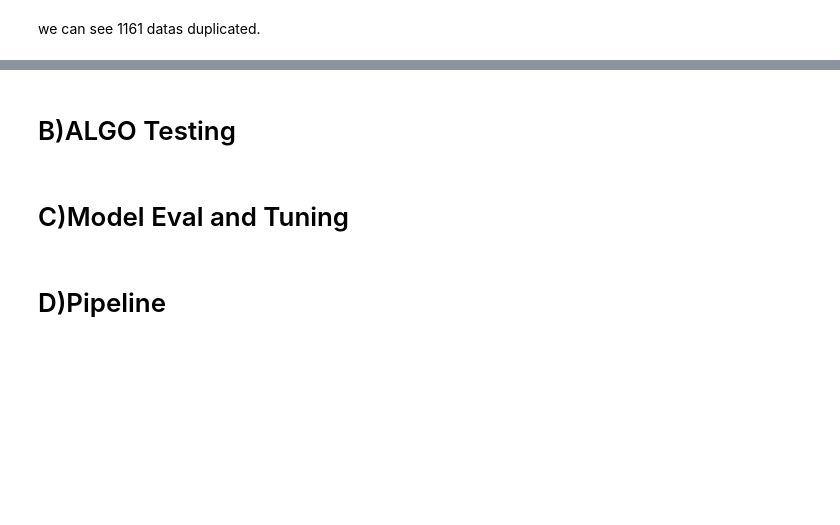
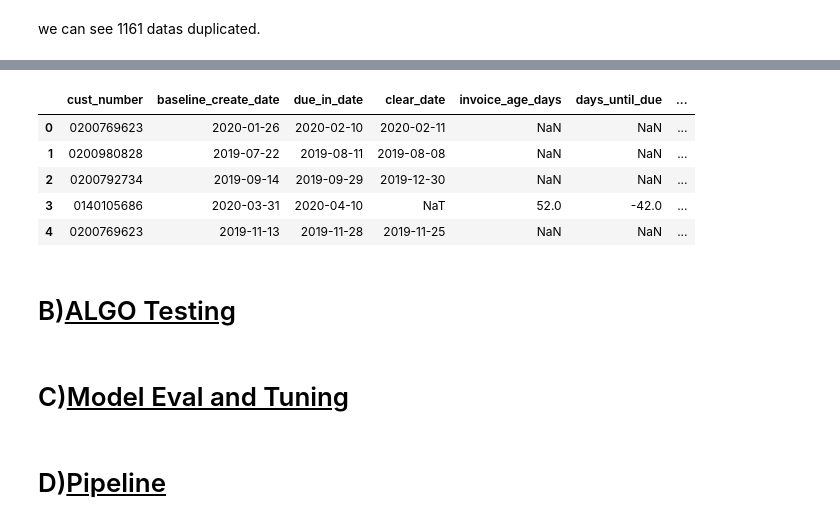
Before and after one commit to EwaltsJ/cf_copilot, a Jupyter notebook: notebooks/preprocessing_sai.ipynb, the cells around one changed output, grey strips where cells are left out. Drawn from its saved outputs; the diff is of its cells as text; code cells hidden in the pictures; blank space fills up the shorter version.

```diff
--- a/notebooks/preprocessing_sai.ipynb
+++ b/notebooks/preprocessing_sai.ipynb
@@ -330,0 +390,13 @@ create two dataframes, one with 40k one with 50k. because of no clear_date
+# %%
+# Drop only rows where invoice_id is NaN
+df = df.dropna(subset=["invoice_id"]).copy()
+
+# Coerce to numeric (if it came in as string)
+df["invoice_id"] = pd.to_numeric(df["invoice_id"], errors="coerce")
+
+# Optional: if any still failed to parse, drop them
+df = df[df["invoice_id"].notna()].copy()
+
+# Now cast IDs
+df["doc_id"] = df["doc_id"].astype("int64")
+df["invoice_id"] = df["invoice_id"].astype("int64")
@@ -330,0 +405,5 @@ create two dataframes, one with 40k one with 50k. because of no clear_date
+# %%
+# Trim whitespace and standardize case
+cat_cols = ["business_code", "invoice_currency", "cust_payment_terms", "name_customer"]
+for c in cat_cols:
+    df[c] = df[c].astype(str).str.strip()
@@ -364,0 +476,2 @@ print(df[col].min(), df[col].max())
+# %%
+current_date = pd.Timestamp("2020-05-22")
@@ -365,6 +611,36 @@ print(df[col].min(), df[col].max())
+# %%
+cols_to_view = [
+    "cust_number",
+    "baseline_create_date",
+    "due_in_date",
+    "clear_date",
+    "invoice_age_days",
+    "days_until_due",
+    "days_past_due",
+    "payment_terms_days",
+    "invoice_month",
+    "due_month",
+    "late_payment_ratio",
+    "avg_payment_delay_days",
+    "num_previous_invoices",
+    "customer_risk_score",
+    "days_since_last_invoice",
+    "invoice_amount",
+    "invoice_amount_log",
+    "invoice_size_cat",
+]
+
+demo_df[cols_to_view].head()
+# %% [output]
+|  | cust_number | baseline_create_date | due_in_date | clear_date | invoice_age_days | days_until_due | ... |
+| 0 | 0200769623 | 2020-01-26 | 2020-02-10 | 2020-02-11 | NaN | NaN | ... |
+| 1 | 0200980828 | 2019-07-22 | 2019-08-11 | 2019-08-08 | NaN | NaN | ... |
+| 2 | 0200792734 | 2019-09-14 | 2019-09-29 | 2019-12-30 | NaN | NaN | ... |
+| 3 | 0140105686 | 2020-03-31 | 2020-04-10 | NaT | 52.0 | -42.0 | ... |
+| 4 | 0200769623 | 2019-11-13 | 2019-11-28 | 2019-11-25 | NaN | NaN | ... |
 # %% [markdown]
-# B)ALGO Testing
+# B)<u>ALGO Testing</u>
 # %% [markdown]
-# C)Model Eval and Tuning
+# C)<u>Model Eval and Tuning</u>
 # %% [markdown]
-# D)Pipeline
+# D)<u>Pipeline</u>
```
Also changed, not shown: parts of 29 cells of this notebook.
